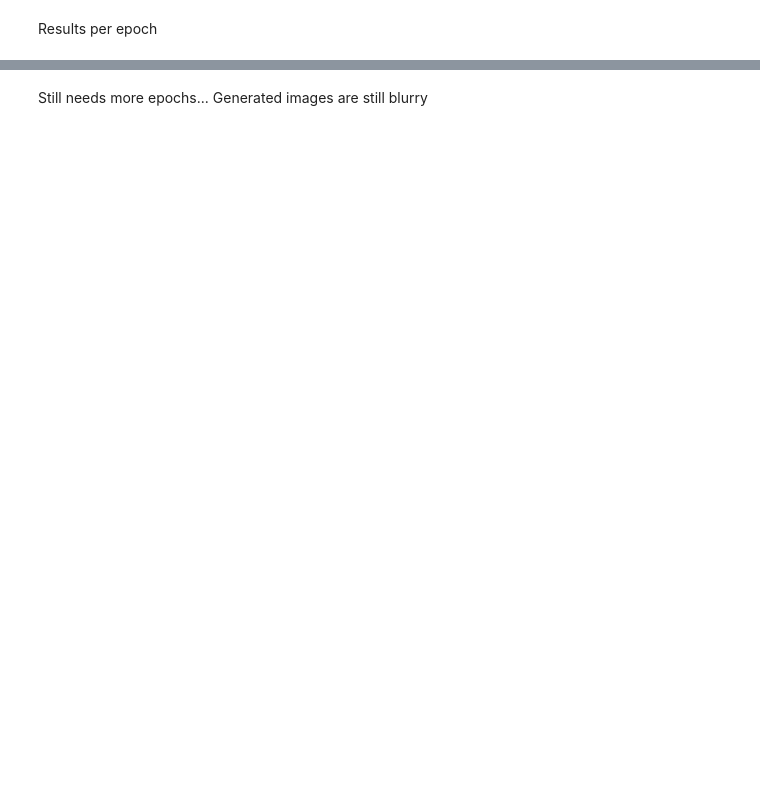
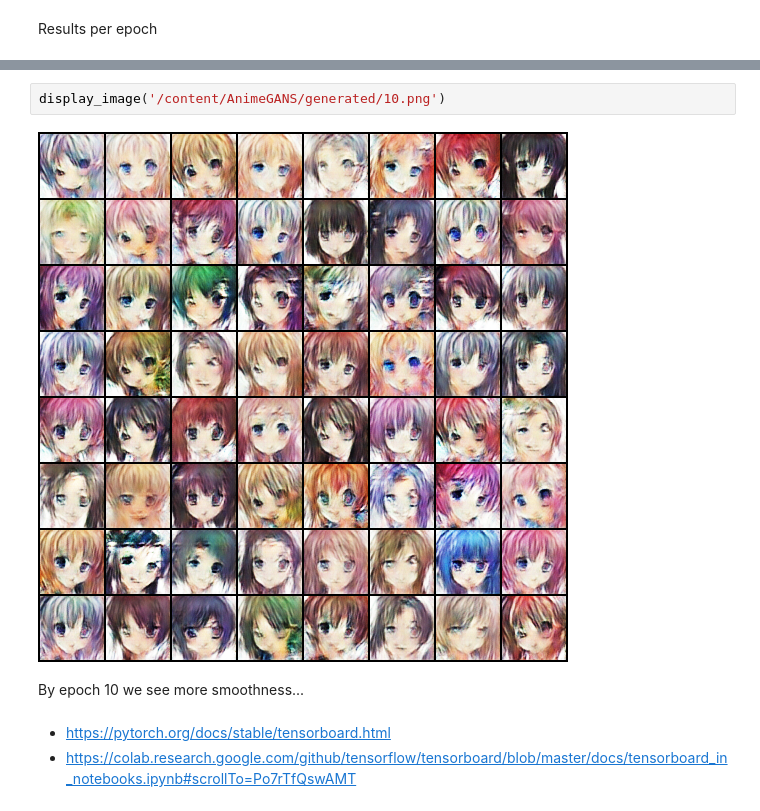
Before and after one commit to rbarman/AnimeGANs, a Jupyter notebook: Anime_face_GAN.ipynb, the cells around one changed output, grey strips where cells are left out. Cells and saved outputs as stored; diff of their text form; blank space fills up the shorter version.

```diff
--- a/Anime_face_GAN.ipynb
+++ b/Anime_face_GAN.ipynb
@@ -197,2 +202,9 @@ display_image('/content/AnimeGANS/generated/1.png')
-# %% [markdown]
-Still needs more epochs... Generated images are still blurry
+# %%
+display_image('/content/AnimeGANS/generated/10.png')
+# %% [output]
+[figure, added]
+# %% [markdown]
+By epoch 10 we see more smoothness...
+# %% [markdown]
+- https://pytorch.org/docs/stable/tensorboard.html
+- https://colab.research.google.com/github/tensorflow/tensorboard/blob/master/docs/tensorboard_in_notebooks.ipynb#scrollTo=Po7rTfQswAMT
```
Also changed, not shown: parts of 8 cells of this notebook.
